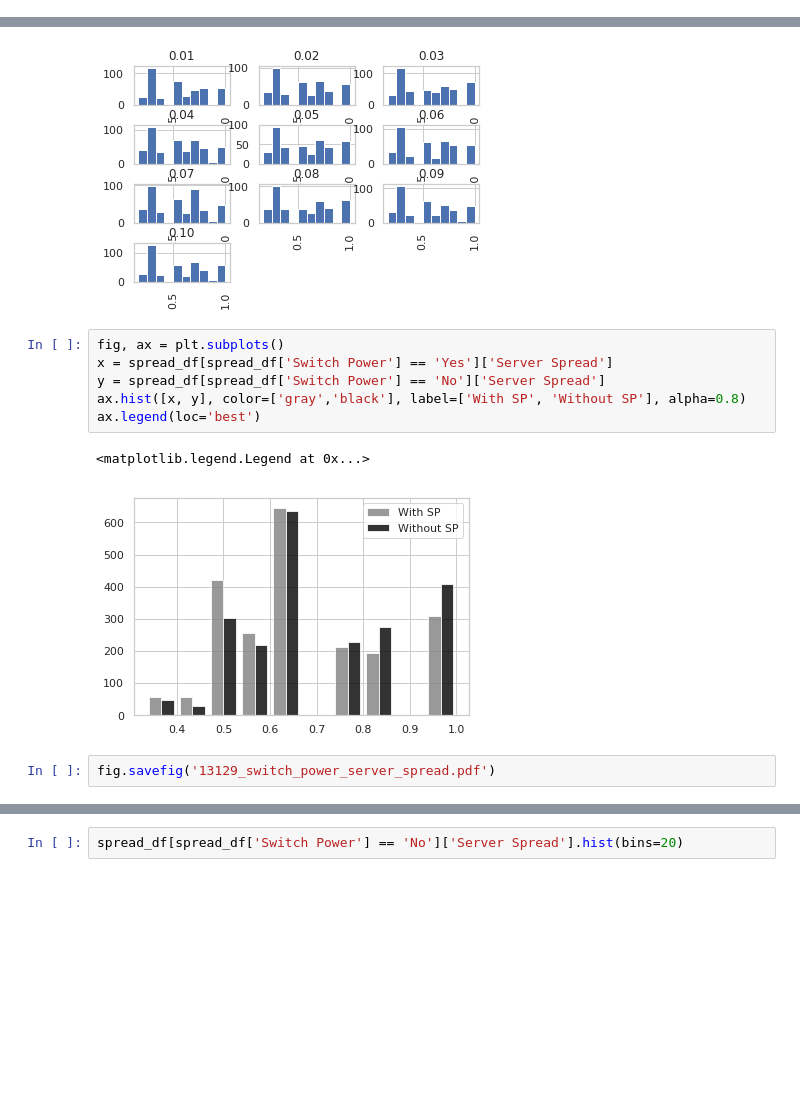
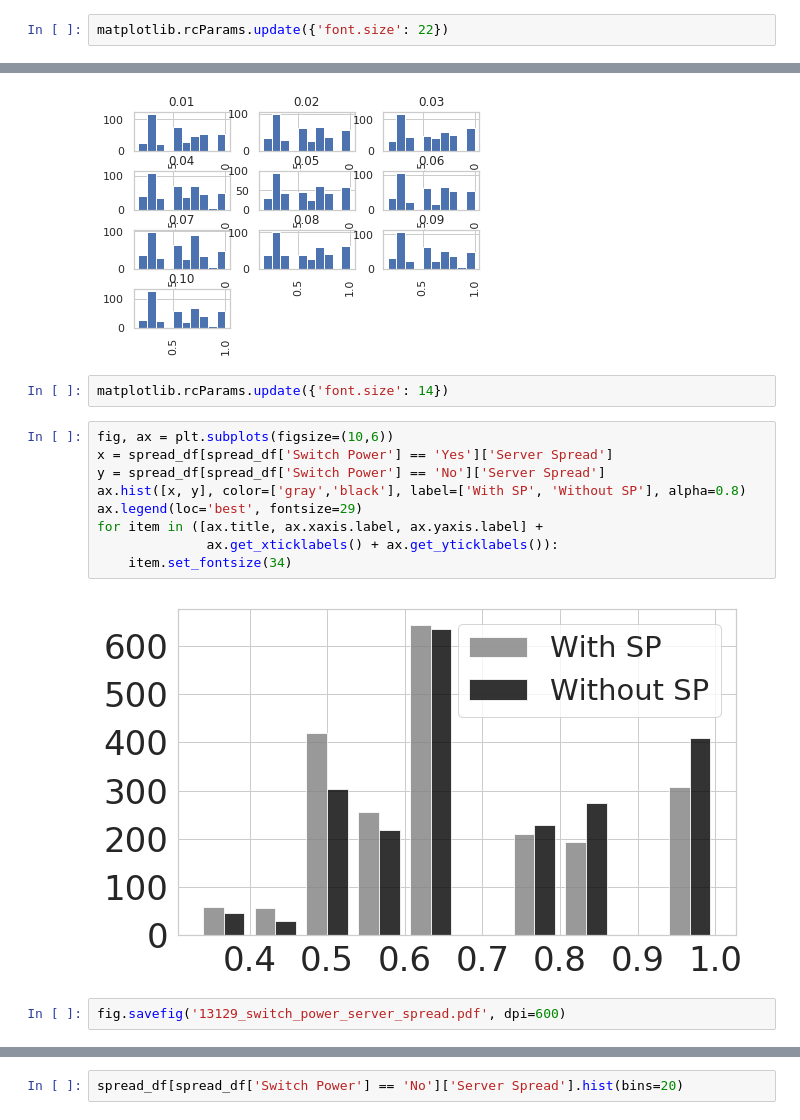
Before and after one commit to mfbari/esso, a Jupyter notebook: plots/plot_server_and_co_spread.ipynb, the cells around one changed output, grey strips where cells are left out. Drawn from its saved outputs; the diff is of its cells as text; blank space fills up the shorter version.

Commit message:
final plot for spread

```diff
--- a/plots/plot_server_and_co_spread.ipynb
+++ b/plots/plot_server_and_co_spread.ipynb
@@ -10,6 +11,8 @@ import seaborn as sns
 sns.set(style="whitegrid")
 color_palette = ['Red', 'Black', 'Blue']
 figsize=(12,6)
+# %%
+matplotlib.rcParams.update({'font.size': 22})
 # %%
 df_dir = {}
 # %%
@@ -162,15 +165,19 @@ array([[<matplotlib.axes._subplots.AxesSubplot object at 0x...>,
         <matplotlib.axes._subplots.AxesSubplot object at 0x...>]],
       dtype=object)
 [figure]
+# %%
+matplotlib.rcParams.update({'font.size': 14})
 # %%
-fig, ax = plt.subplots()
+fig, ax = plt.subplots(figsize=(10,6))
 x = spread_df[spread_df['Switch Power'] == 'Yes']['Server Spread']
 y = spread_df[spread_df['Switch Power'] == 'No']['Server Spread']
 ax.hist([x, y], color=['gray','black'], label=['With SP', 'Without SP'], alpha=0.8)
-ax.legend(loc='best')
+ax.legend(loc='best', fontsize=29)
+for item in ([ax.title, ax.xaxis.label, ax.yaxis.label] +
+              ax.get_xticklabels() + ax.get_yticklabels()):
+    item.set_fontsize(34)
 # %% [output]
-<matplotlib.legend.Legend at 0x...>
-[figure, old version]
+[figure, new version]
 # %%
-fig.savefig('13129_switch_power_server_spread.pdf')
+fig.savefig('13129_switch_power_server_spread.pdf', dpi=600)
 # %%
```
Also changed, not shown: parts of 3 cells of this notebook.
